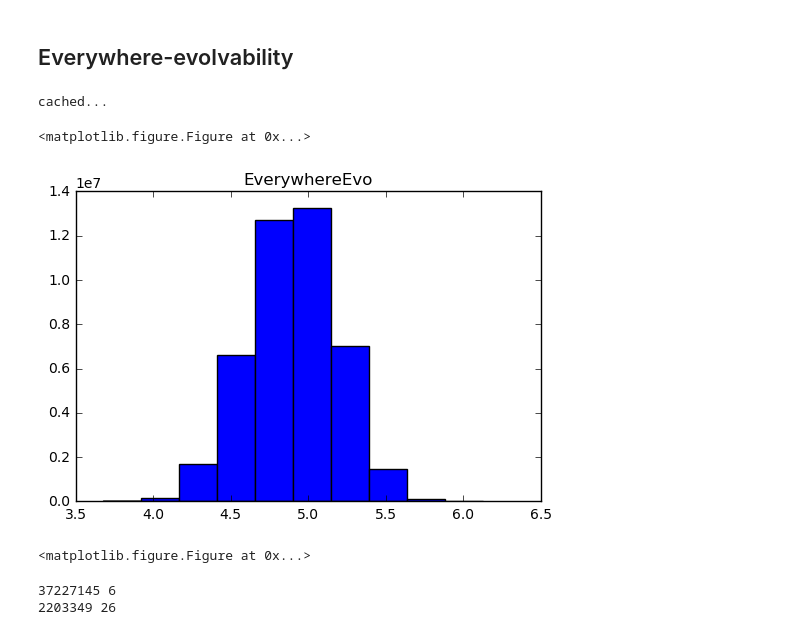
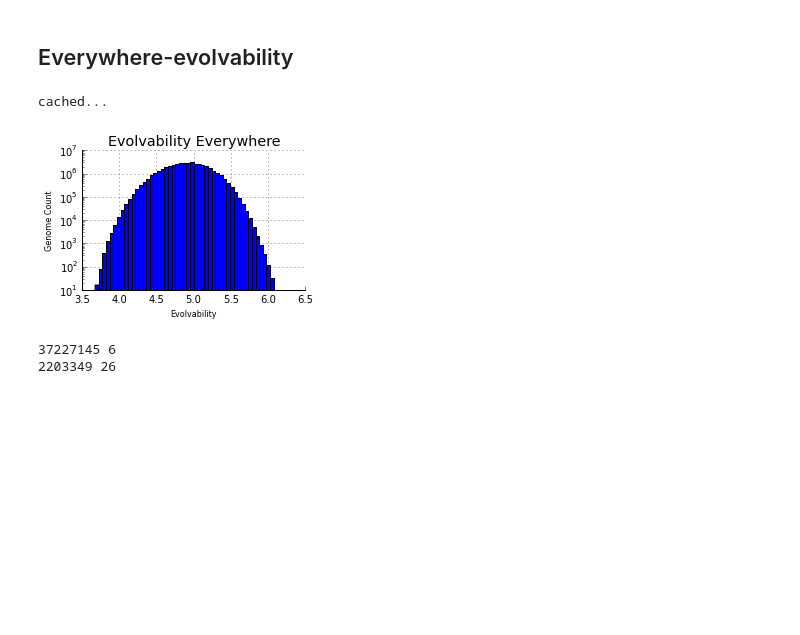
Before and after one commit to jal278/mazerobot-python, a Jupyter notebook: Maze calculations.ipynb, the cells around one changed output. Saved outputs shown, nothing was run; the diff lists cells and outputs as text; code cells hidden in the pictures; blank space fills up the shorter version.

```diff
--- a/Maze calculations.ipynb
+++ b/Maze calculations.ipynb
@@ -69,17 +111,34 @@ cached...
 <matplotlib.figure.Figure at 0x...>
 # %% [markdown]
 ## Everywhere-evolvability
-# %%
-from pylab import *
-domain.everywhere_evolvability_calculate()
-title("EverywhereEvo" )
-hist(domain.evo_everywhere)
-figure()
-# %% [output]
-cached...
-<matplotlib.figure.Figure at 0x...>
-[figure, removed]
-<matplotlib.figure.Figure at 0x...>
+# %%
+domain.everywhere_evolvability_calculate()
+
+if True:
+ fig=figure()
+ ax=fig.add_subplot(111)
+ ax.grid()
+ ax.spines['top'].set_visible(False)
+ ax.spines['right'].set_visible(False)
+ ax.spines['left'].set_visible(True)
+ ax.get_xaxis().tick_bottom()
+ ax.get_yaxis().tick_left()
+ ax.set_xlabel("Evolvability")
+ ax.set_ylabel("Genome Count")
+ #ax.tick_params(axis='x', direction='out')
+ ax.tick_params(axis='y') # length=0)
+ # offset the spines
+ #for spine in ax.spines.values():
+ #  spine.set_position(('outward', 5))
+ # put the grid behind
+ ax.set_axisbelow(True)
+ ax.set_yscale('log', nonposy='clip')
+ ax.hist(domain.evo_everywhere,bins=50)
+ ax.set_title("Evolvability Everywhere")
+ fig.savefig("evolvability_everywhere%s.pdf"%maze, bbox_inches='tight')
+# %% [output]
+cached...
+[figure, added]
 # %%
 worst = np.argmax(domain.evo_everywhere)
 print worst,domain.data["evolvability"][worst]
```
Also changed, not shown: parts of 36 cells of this notebook, 2 other files.
